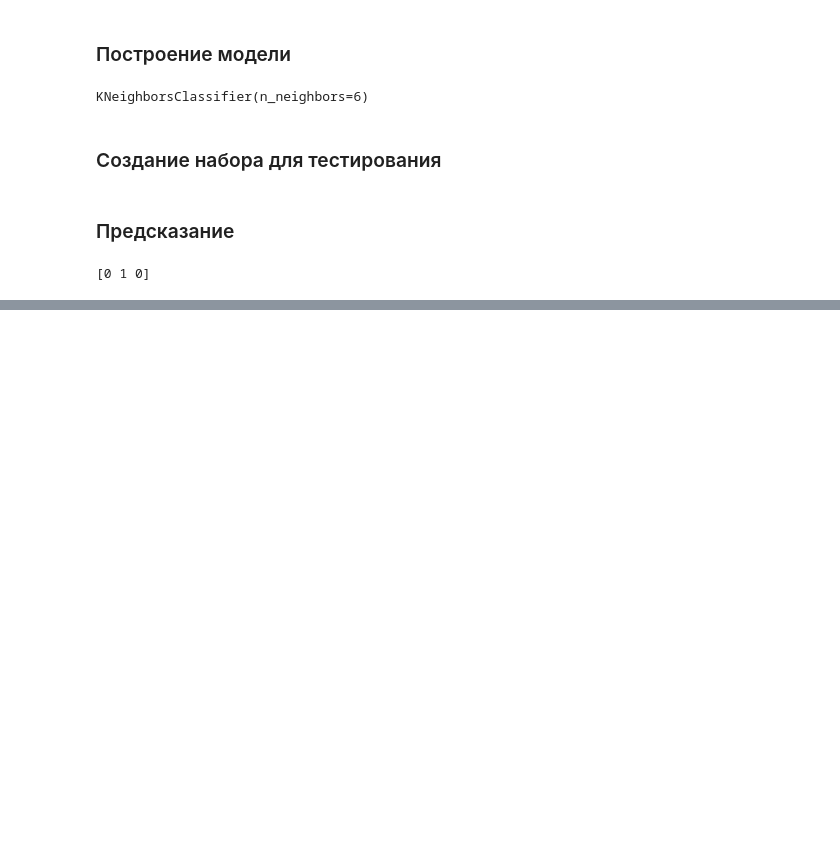
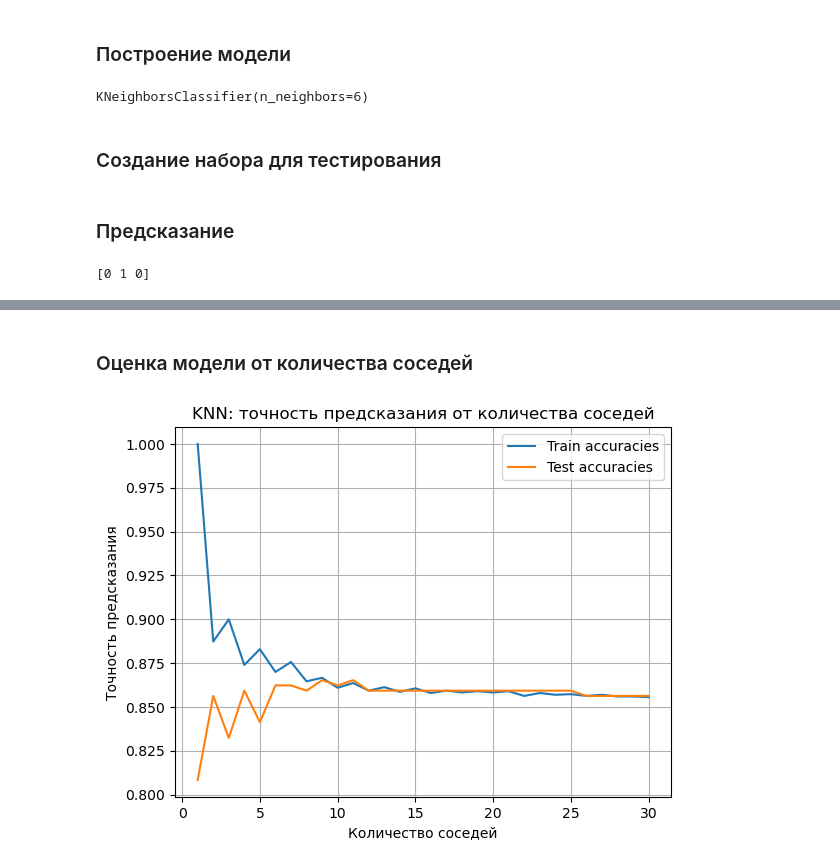
Before and after one commit to golubnichiy/big_data_05_24, a Jupyter notebook: day_04.ipynb, the cells around one changed output, grey strips where cells are left out. Drawn from its saved outputs; the diff is of its cells as text; code cells hidden in the pictures; blank space fills up the shorter version.

```diff
--- a/day_04.ipynb
+++ b/day_04.ipynb
@@ -73,0 +76,5 @@ print(y_pred)
+# %%
+from sklearn.model_selection import train_test_split
+X = churn_df.drop('churn', axis=1)
+y = churn_df['churn']
+X_train, X_test, y_train, y_test = train_test_split(X, y, test_size=0.1, random_state=21, stratify=y)
@@ -73,0 +83,3 @@ print(y_pred)
+# %%
+knn.fit(X_train, y_train)
+knn.score(X_test, y_test)
@@ -73,0 +90,12 @@ print(y_pred)
+# %%
+neighbors = np.arange(1,31)
+train_accuracies = {}
+test_accuracies = {}
+
+for neighbor in neighbors:
+    knn = KNeighborsClassifier(n_neighbors=neighbor)
+    knn.fit(X_train, y_train)
+    train_accuracies[neighbor] = knn.score(X_train, y_train)
+    test_accuracies[neighbor] = knn.score(X_test, y_test)
+
+print(neighbors, '\n', train_accuracies, '\n', test_accuracies)
@@ -73,0 +107,13 @@ print(y_pred)
+# %% [markdown]
+### Оценка модели от количества соседей
+# %%
+plt.title('KNN: точность предсказания от количества соседей')
+plt.plot(neighbors, train_accuracies.values(), label = 'Train accuracies')
+plt.plot(neighbors, test_accuracies.values(), label = 'Test accuracies')
+plt.legend()
+plt.grid()
+plt.xlabel('Количество соседей')
+plt.ylabel('Точность предсказания')
+plt.show()
+# %% [output]
+[figure, added]
```
Also changed, not shown: parts of 5 cells of this notebook, 1 other file.
